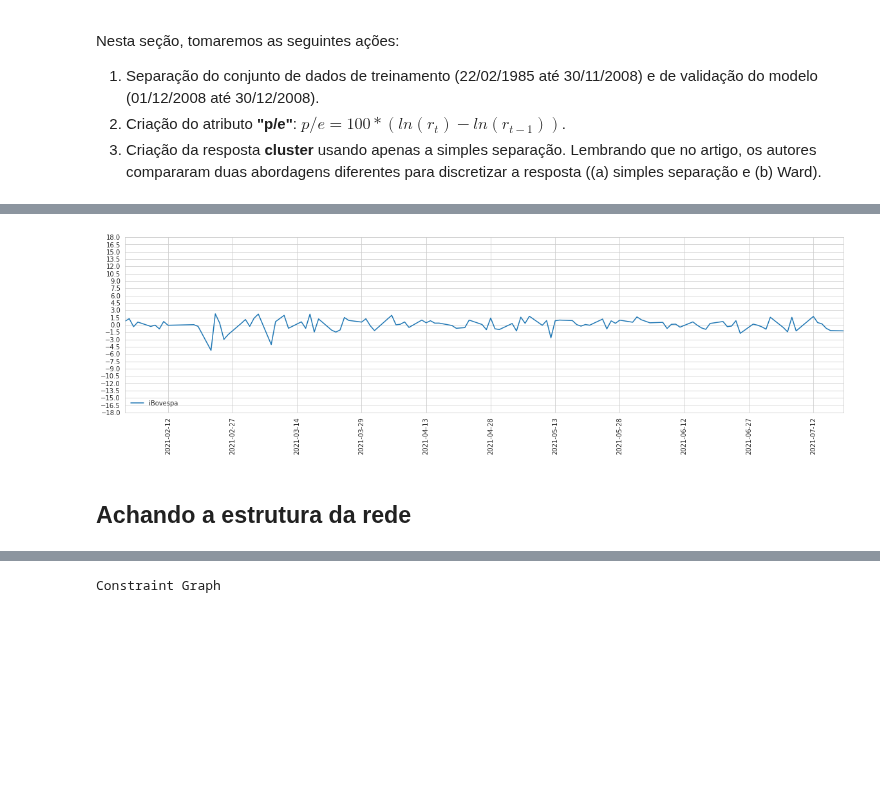
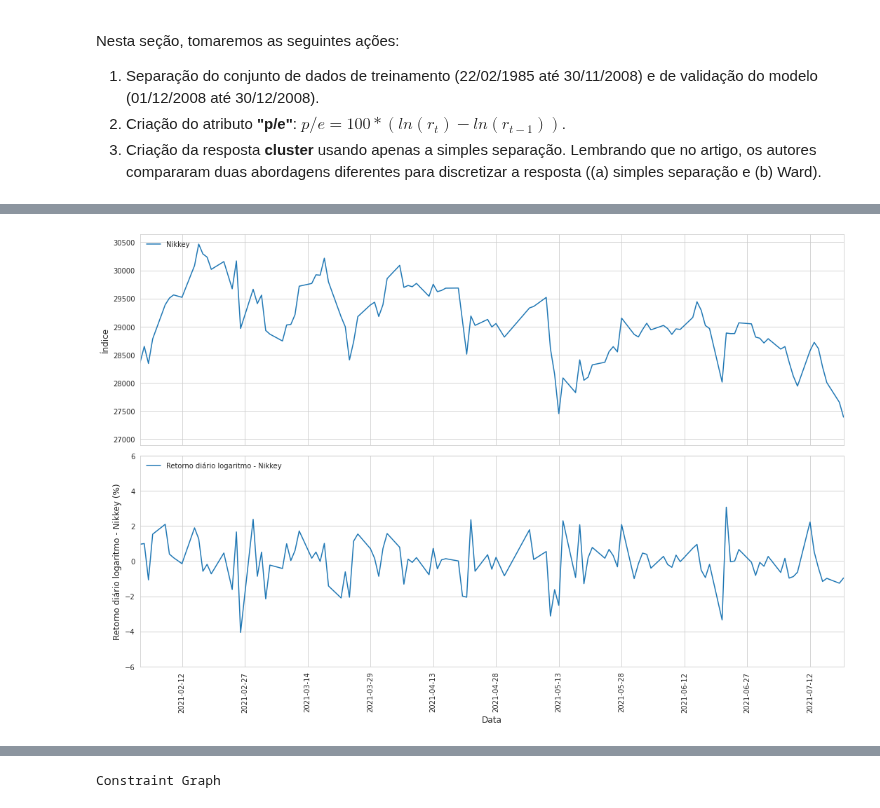
Before and after one commit to cafe-com-analytics/stock_market_index_daily_direction, a Jupyter notebook: notebooks/01_ibovespa_using_pomegranate_pgmpy.ipynb, the cells around one changed output, grey strips where cells are left out. Drawn from its saved outputs; the diff is of its cells as text; code cells hidden in the pictures; blank space fills up the shorter version.

```diff
--- a/notebooks/01_ibovespa_using_pomegranate_pgmpy.ipynb
+++ b/notebooks/01_ibovespa_using_pomegranate_pgmpy.ipynb
@@ -47,9 +47,16 @@ Segundo o artigo, eles usaram dados do índice iBobespa (**^IBOV**), entre 01/01
 start_date = "2021-01-01"
 end_date = "2021-07-20"
 
-df_ibovespa = yf.download('^BVSP', start=start_date, end=end_date)
+# ticker = "iBovespa"
+# ticker = "NYSE"
+ticker = "Nikkey"
 
-# df_ibovespa = yf.download("^N225", start=start_date, end=end_date)
+if ticker == "Nikkey":
+    df_ticker = yf.download("^N225", start=start_date, end=end_date)
+elif ticker == "iBovespa":
+    df_ticker = yf.download('^BVSP', start=start_date, end=end_date)
+elif ticker == "NYSE":
+    df_ticker = yf.download('^NYA', start=start_date, end=end_date)
 # %% [output]
 [*********************100%***********************]  1 of 1 completed
 # %%
@@ -82,9 +89,9 @@ Nesta seção, tomaremos as seguintes ações:
 1. Criação do atributo **"p/e"**: $ p/e = 100*(ln({r_{t}}) - ln({r_{t-1}})) $.
 1. Criação da resposta **cluster** usando apenas a simples separação. Lembrando que no artigo, os autores compararam duas abordagens diferentes para discretizar a resposta ((a) simples separação e (b) Ward).
 # %%
-df = df_ibovespa[["Close"]].copy()
+df = df_ticker[["Close"]].copy()
 df = daily_return(df)
-df = create_shifted_rt(df, np.arange(1,21,2))
+df = create_shifted_rt(df, np.arange(1, 21, 2))
 # df = uniform_clustering(df)
 df = binary_clustering(df)
 # df = boxplot_clustering(df)
@@ -106,22 +113,31 @@ df.head()
 5 rows × 22 columns
 # %%
-fig = plt.figure(figsize=(20, 5))
-ax = fig.add_subplot(111)
+fontsize = 12
+
+fig = plt.figure(figsize=(15, 10))
+ax = fig.add_subplot(211)
 
 date_min = df.index.min()
 date_max = df.index.max()
 
-ax.plot(df['Close'], label="iBovespa")
+ax.plot(df_ticker['Close'], label=ticker)
+setp(ax.get_xticklabels(), visible=False)
+ax.set_ylabel('Índice', fontsize=fontsize)
+ax.legend(loc='upper left', frameon=False)
+ax = fig.add_subplot(212, sharex=ax)
 
+ax.plot(df['Close'], label=f"Retorno diário logaritmo - {ticker}")
+ax.yaxis.set_label("Data")
 ax.xaxis.set_major_locator(plt.MaxNLocator(13))
-ax.yaxis.set_major_locator(plt.MaxNLocator(30))
-ax.set_ylim(-18, 18)
+# ax.yaxis.set_major_locator(plt.MaxNLocator(8))
+ax.set_ylim(-6, 6)
 ax.set_xlim(left=date_min, right=date_max)
+ax.set_xlabel('Data', fontsize=fontsize)
+ax.set_ylabel(f"Retorno diário logaritmo - {ticker} (%)", fontsize=fontsize)
+ax.legend(loc='upper left', frameon=False)
+plt.xticks(rotation=90)
 
-ax.legend(loc='lower left', frameon=False)
-plt.xticks(rotation=90)
+plt.tight_layout()
 plt.show();
 # %% [output]
-[figure, old version]
+[figure, new version]
-# %% [markdown]
-## Achando a estrutura da rede
```
Also changed, not shown: parts of 25 cells of this notebook.
